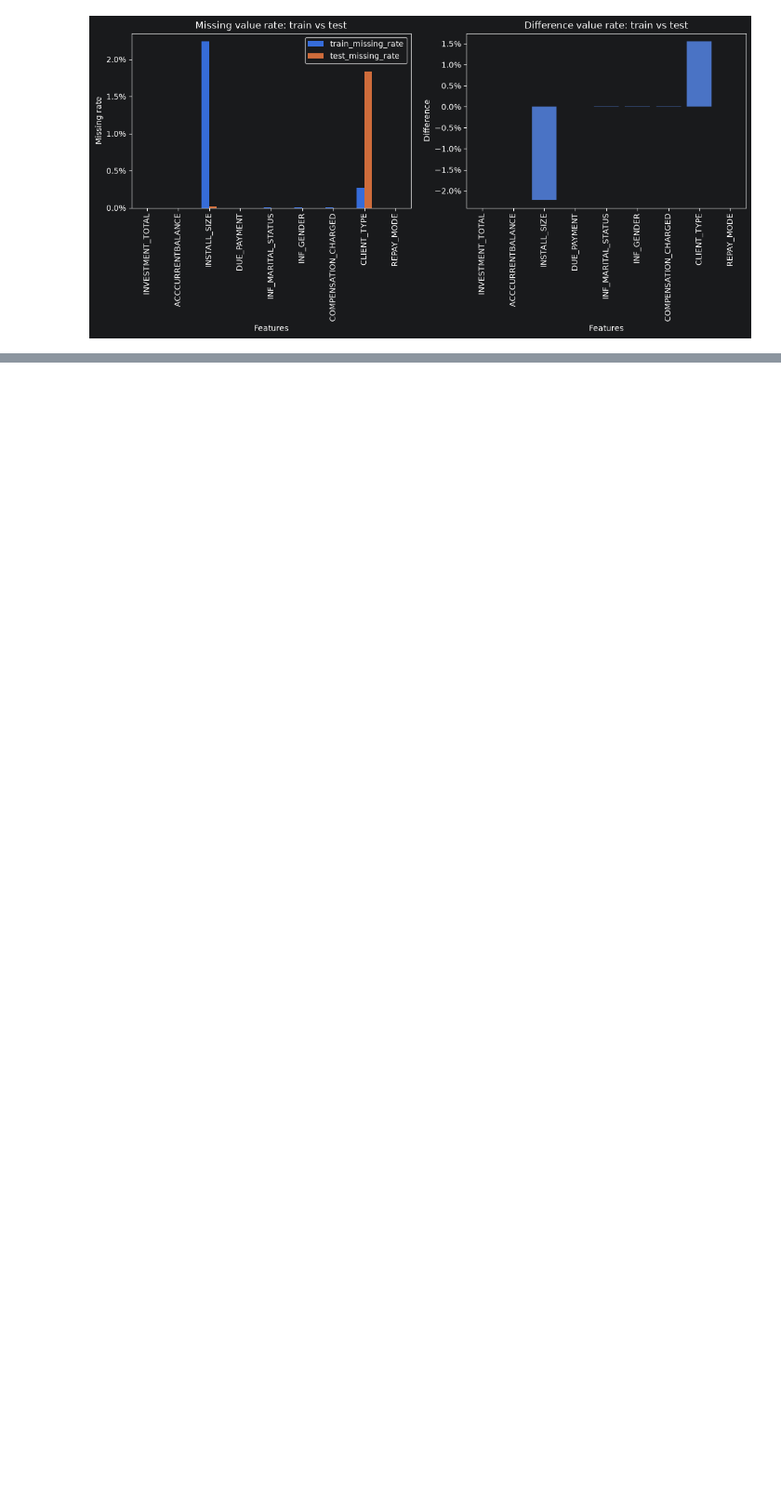
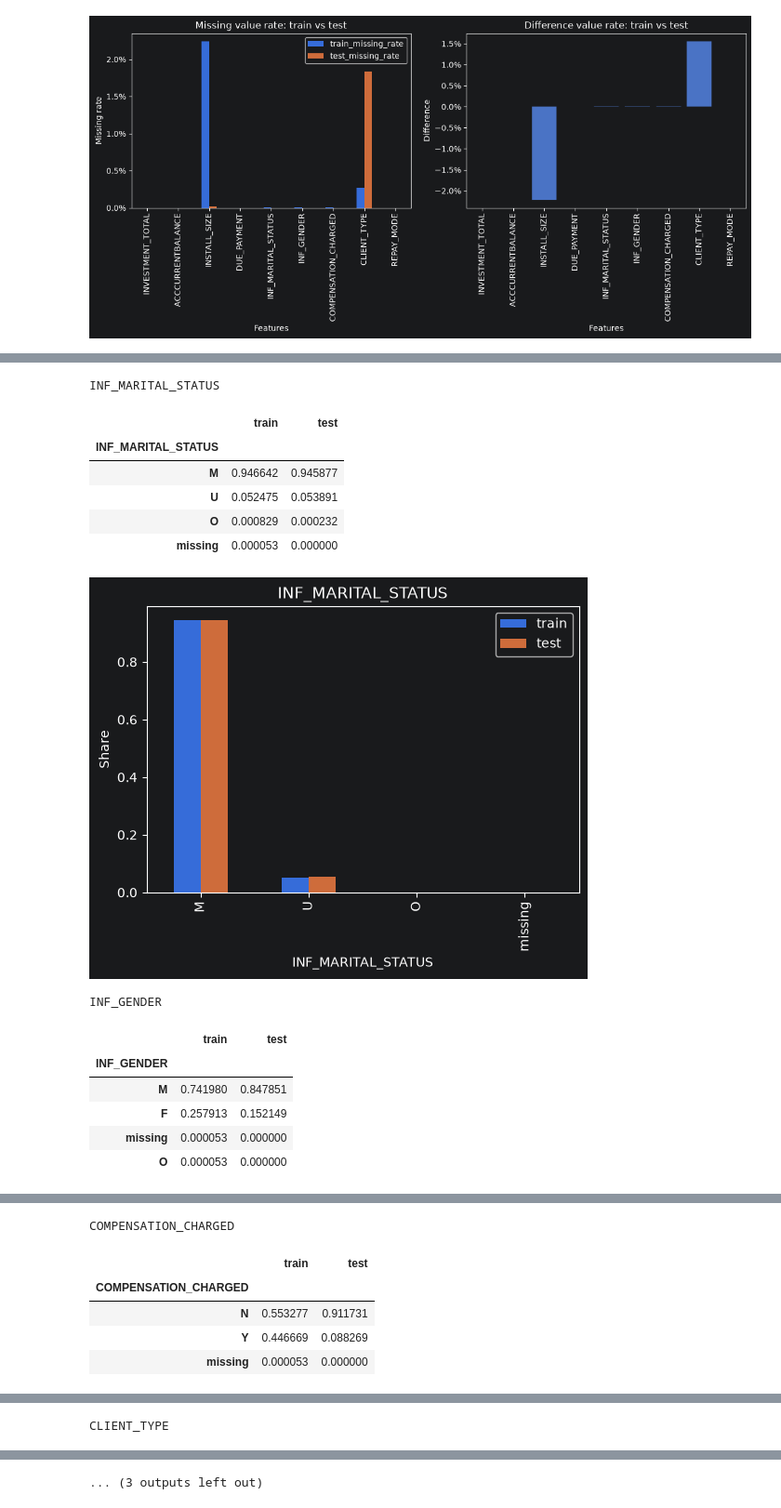
Before and after one commit to blbl-blbl/kaggle-Credit-Risk-Dataset, a Jupyter notebook: notebooks/03_drift_analysis.ipynb, the cells around one changed output, grey strips where cells are left out. Shown at 93% size. Cells and saved outputs as stored; diff of their text form; code cells hidden in the pictures; blank space fills up the shorter version.

Commit message:
numeric feature drift and categorical feature drift

```diff
--- a/notebooks/03_drift_analysis.ipynb
+++ b/notebooks/03_drift_analysis.ipynb
@@ -170,0 +175,19 @@ plt.show()
+# %%
+# Kolmogorov-Smirnov statistics
+
+ks_results = []
+
+for feature in numeric_features:
+
+    train_values = (df_train[feature].dropna())
+    test_values = (df_test[feature].dropna())
+
+    ks_stat, p_value = ks_2samp(train_values,test_values)
+
+    ks_results.append({
+        'feature': feature,
+        'ks_statistic': ks_stat,
+        'p_value': p_value
+    })
+
+pd.DataFrame(ks_results)
@@ -170,0 +202,37 @@ plt.show()
+# %%
+for feature in categorial_features:
+
+    train_values = (df_train[feature].fillna('missing').
+                    astype(str).value_counts(normalize=True))
+    test_values = (df_test[feature].fillna('missing').
+                   astype(str).value_counts(normalize=True))
+
+    comparison = pd.concat([
+        train_values.rename('train'),
+        test_values.rename('test')],
+        axis=1
+    ).fillna(0)
+
+    print(feature)
+    display(comparison)
+
+    comparison.plot(kind='bar', figsize=(6,4))
+    plt.ylabel('Share')
+    plt.title(feature)
+    plt.show()
+# %% [output]
+INF_MARITAL_STATUS
+|  | train | test |
+| INF_MARITAL_STATUS |  |  |
+| M | 0.946642 | 0.945877 |
+| U | 0.052475 | 0.053891 |
+| O | 0.000829 | 0.000232 |
+| missing | 0.000053 | 0.000000 |
+[figure, added]
+INF_GENDER
+|  | train | test |
+| INF_GENDER |  |  |
+| M | 0.741980 | 0.847851 |
+| F | 0.257913 | 0.152149 |
+| missing | 0.000053 | 0.000000 |
+| O | 0.000053 | 0.000000 |
@@ -170,0 +240,6 @@ plt.show()
+COMPENSATION_CHARGED
+|  | train | test |
+| COMPENSATION_CHARGED |  |  |
+| N | 0.553277 | 0.911731 |
+| Y | 0.446669 | 0.088269 |
+| missing | 0.000053 | 0.000000 |
@@ -170,0 +247 @@ plt.show()
+CLIENT_TYPE
@@ -170,0 +257 @@ plt.show()
+... (3 outputs left out)
```
Also changed, not shown: parts of 10 cells of this notebook.
